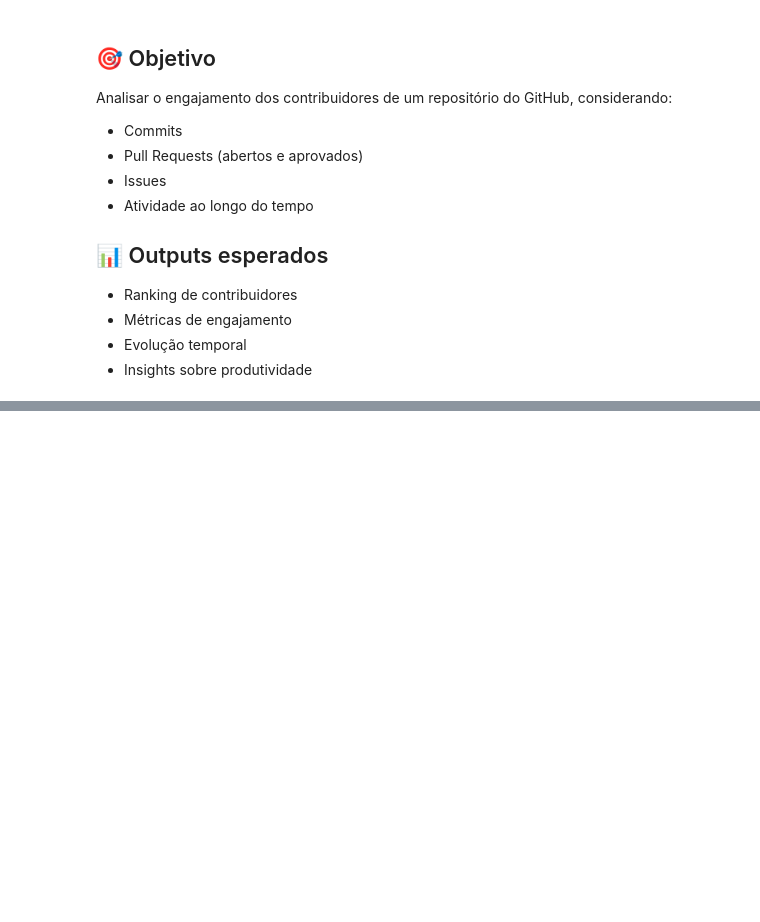
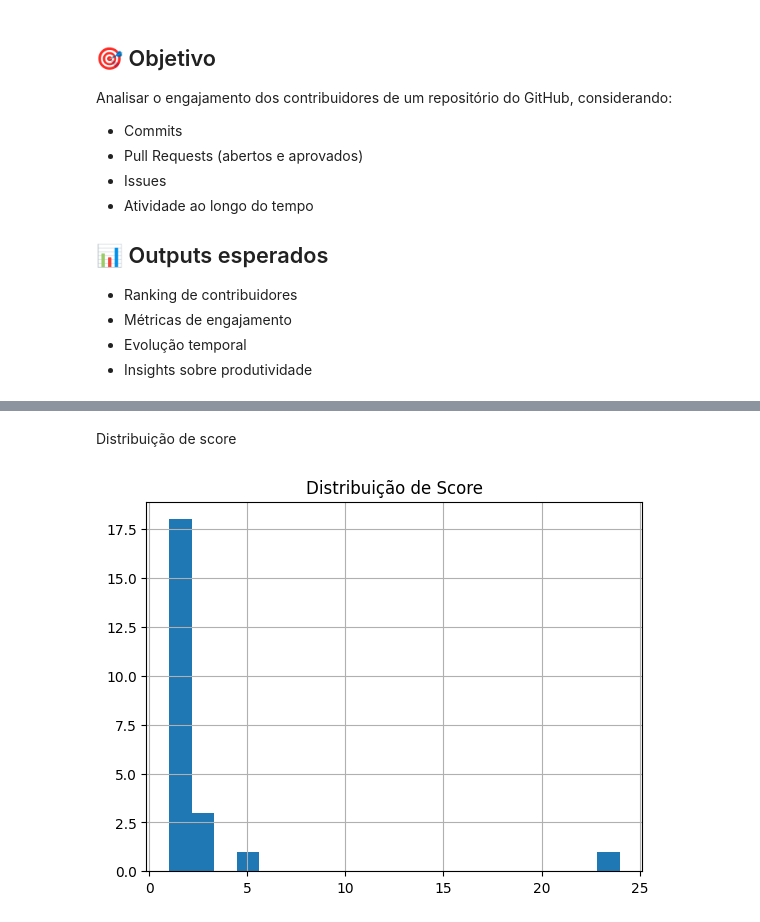
Before and after one commit to taijarals/github_score_engajamento, a Jupyter notebook: analise_dados.ipynb, the cells around one changed output, grey strips where cells are left out. Drawn from its saved outputs; the diff is of its cells as text; code cells hidden in the pictures; blank space fills up the shorter version.

```diff
--- a/analise_dados.ipynb
+++ b/analise_dados.ipynb
@@ -58,0 +41,12 @@ def get_issues(owner, repo):
+# %%
+def fetch(url):
+    response = requests.get(url, headers=HEADERS)
+
+    if response.status_code != 200:
+        print(f"Erro {response.status_code}: {response.text}")
+        return []
+
+    try:
+        return response.json()
+    except:
+        return []
@@ -58,0 +55,16 @@ def get_issues(owner, repo):
+# %%
+def fetch_all(url):
+    results = []
+    page = 1
+
+    while True:
+        paginated_url = f"{url}&page={page}"
+        data = fetch(paginated_url)
+
+        if not data:
+            break
+
+        results.extend(data)
+        page += 1
+
+    return results
@@ -58,0 +172,11 @@ def get_issues(owner, repo):
+# %%
+#owner = "microsoft"
+#repo = "vscode"
+#https://github.com/ariannesuelen-lang/Challenge_system
+
+owner = "ariannesuelen-lang"
+repo = "Challenge_system"
+
+df, timeline = build_github_df(owner, repo)
+
+df.head()
@@ -58,0 +234,8 @@ def get_issues(owner, repo):
+# %% [markdown]
+Distribuição de score
+# %%
+df["score"].hist(bins=20)
+plt.title("Distribuição de Score")
+plt.show()
+# %% [output]
+[figure, added]
```
Also changed, not shown: parts of 25 cells of this notebook.
